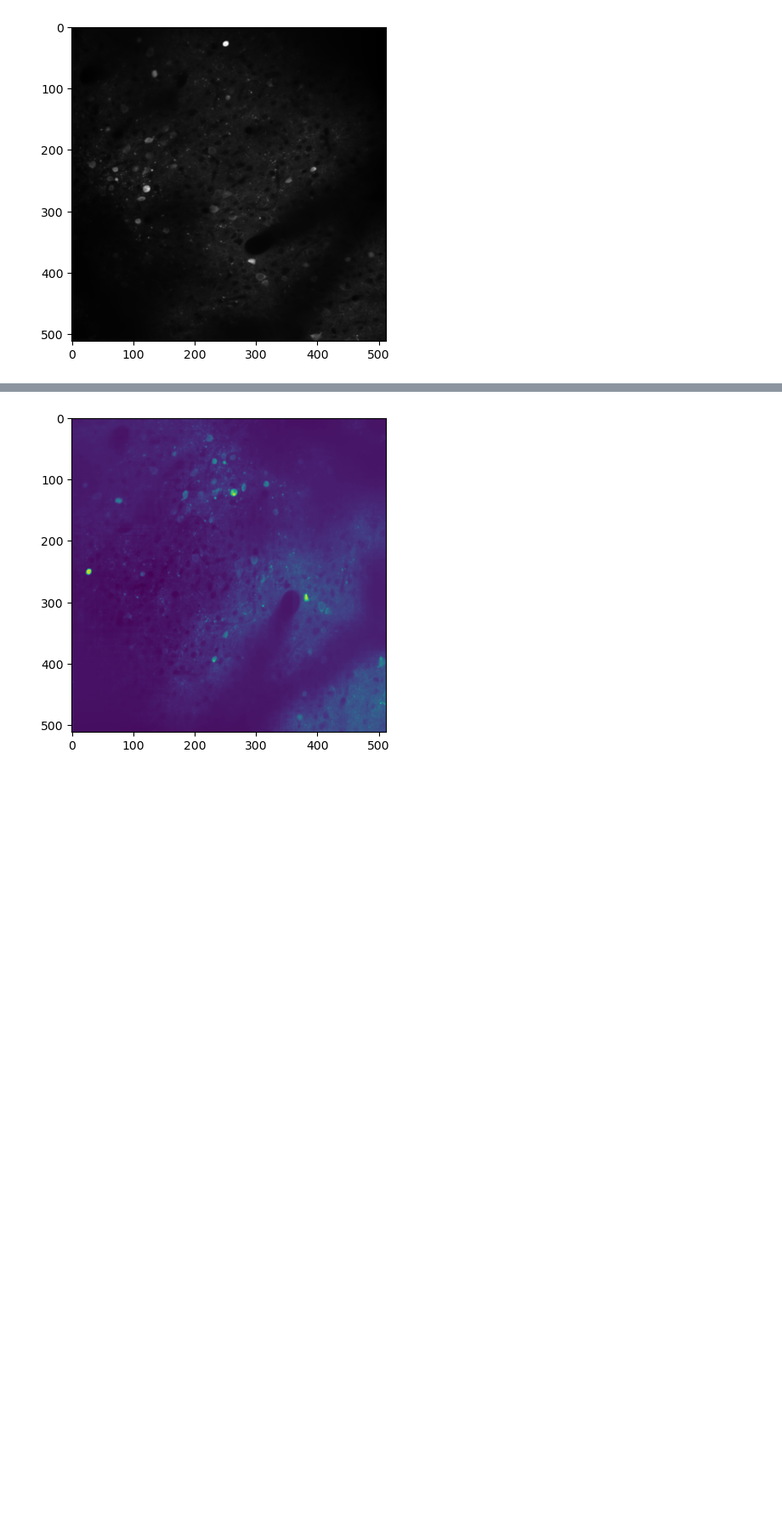
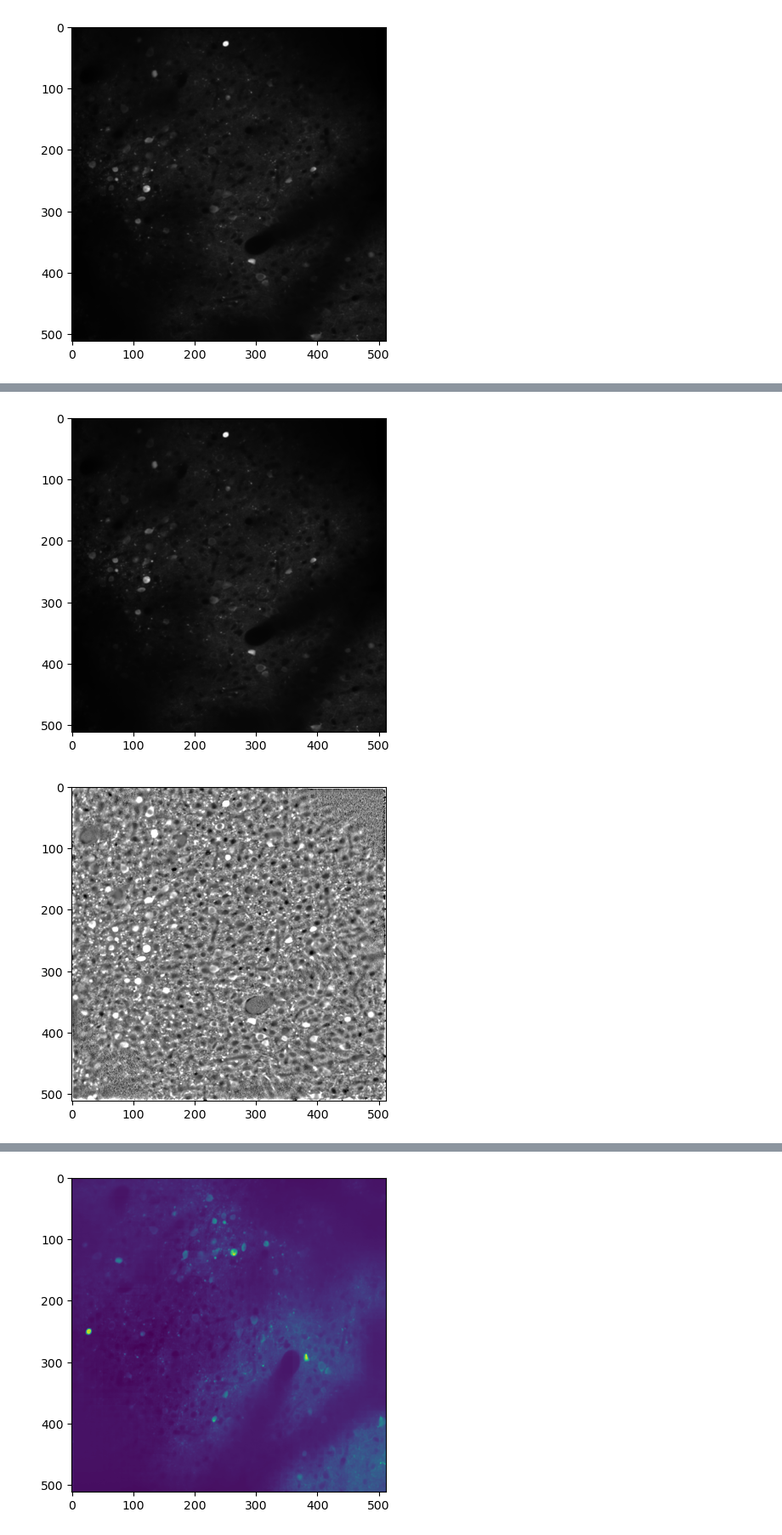
Before and after one commit to dhino2000/optic, a Jupyter notebook: notebook/CheckCaimanData.ipynb, the cells around one changed output, grey strips where cells are left out. Shown at 85% size. Saved outputs shown, nothing was run; the diff lists cells and outputs as text; code cells hidden in the pictures; blank space fills up the shorter version.

Commit message:
update: implement new BGImageType, meanImgE, max_proj, Vcorr for CaImAn hdf5 data

```diff
--- a/notebook/CheckCaimanData.ipynb
+++ b/notebook/CheckCaimanData.ipynb
@@ -100,0 +126,30 @@ plt.show()
+# %%
+# meanImgE
+from scipy.signal import medfilt2d
+
+I = bg_mean.copy()
+# diameter = 4 * np.ceil(
+#     np.array([ops["spatscale_pix"] * ops["aspect"], ops["spatscale_pix"]])) + 1
+# diameter = diameter.flatten().astype(np.int64)
+
+diameter = cnmf_result.params.init["gSig"]
+diameter = 4 * np.ceil(diameter) + 1
+Imed = medfilt2d(I, [int(diameter[0]), int(diameter[1])])
+I = I - Imed
+Idiv = medfilt2d(np.absolute(I), [int(diameter[0]), int(diameter[1])])
+I = I / (1e-10 + Idiv)
+mimg1 = -6
+mimg99 = 6
+mimg0 = I
+
+mimg0 = (mimg0 - mimg1) / (mimg99 - mimg1)
+mimg0 = np.maximum(0, np.minimum(1, mimg0))
+# %%
+plt.imshow(bg_mean, cmap='gray')
+plt.show()
+
+plt.imshow(mimg0, cmap='gray')
+plt.show()
+# %% [output]
+[figure, added]
+[figure, added]
```
Also changed, not shown: parts of 5 cells of this notebook, 4 other files.
